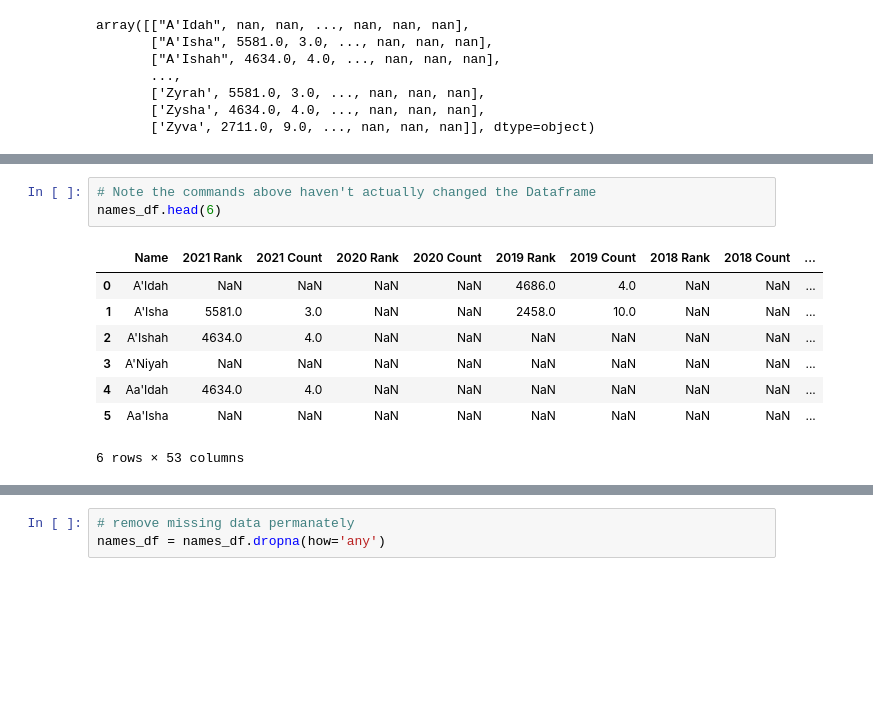
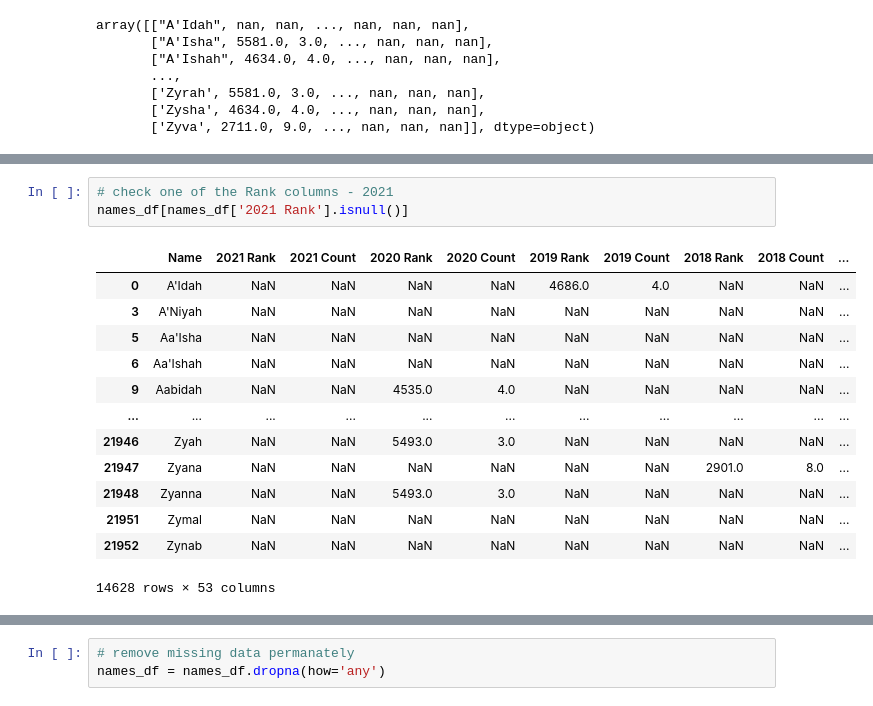
Before and after one commit to MaryGarvey/TM351, a Jupyter notebook: TMA01_Preparation/Tutorial 2 GirlNames.ipynb, the cells around one changed output, grey strips where cells are left out. Saved outputs shown, nothing was run; the diff lists cells and outputs as text; blank space fills up the shorter version.

```diff
--- a/TMA01_Preparation/Tutorial 2 GirlNames.ipynb
+++ b/TMA01_Preparation/Tutorial 2 GirlNames.ipynb
@@ -169,12 +154,17 @@ names_df.dropna(how='any')
-# %%
-# Note the commands above haven't actually changed the Dataframe
-names_df.head(6)
-# %% [output]
-|  | Name | 2021 Rank | 2021 Count | 2020 Rank | 2020 Count | 2019 Rank | 2019 Count | 2018 Rank | 2018 Count | ... |
-| 0 | A'Idah | NaN | NaN | NaN | NaN | 4686.0 | 4.0 | NaN | NaN | ... |
-| 1 | A'Isha | 5581.0 | 3.0 | NaN | NaN | 2458.0 | 10.0 | NaN | NaN | ... |
-| 2 | A'Ishah | 4634.0 | 4.0 | NaN | NaN | NaN | NaN | NaN | NaN | ... |
-| 3 | A'Niyah | NaN | NaN | NaN | NaN | NaN | NaN | NaN | NaN | ... |
-| 4 | Aa'Idah | 4634.0 | 4.0 | NaN | NaN | NaN | NaN | NaN | NaN | ... |
-| 5 | Aa'Isha | NaN | NaN | NaN | NaN | NaN | NaN | NaN | NaN | ... |
-6 rows × 53 columns
+# %%
+# check one of the Rank columns - 2021
+names_df[names_df['2021 Rank'].isnull()]
+# %% [output]
+|  | Name | 2021 Rank | 2021 Count | 2020 Rank | 2020 Count | 2019 Rank | 2019 Count | 2018 Rank | 2018 Count | ... |
+| 0 | A'Idah | NaN | NaN | NaN | NaN | 4686.0 | 4.0 | NaN | NaN | ... |
+| 3 | A'Niyah | NaN | NaN | NaN | NaN | NaN | NaN | NaN | NaN | ... |
+| 5 | Aa'Isha | NaN | NaN | NaN | NaN | NaN | NaN | NaN | NaN | ... |
+| 6 | Aa'Ishah | NaN | NaN | NaN | NaN | NaN | NaN | NaN | NaN | ... |
+| 9 | Aabidah | NaN | NaN | 4535.0 | 4.0 | NaN | NaN | NaN | NaN | ... |
+| ... | ... | ... | ... | ... | ... | ... | ... | ... | ... | ... |
+| 21946 | Zyah | NaN | NaN | 5493.0 | 3.0 | NaN | NaN | NaN | NaN | ... |
+| 21947 | Zyana | NaN | NaN | NaN | NaN | NaN | NaN | 2901.0 | 8.0 | ... |
+| 21948 | Zyanna | NaN | NaN | 5493.0 | 3.0 | NaN | NaN | NaN | NaN | ... |
+| 21951 | Zymal | NaN | NaN | NaN | NaN | NaN | NaN | NaN | NaN | ... |
+| 21952 | Zynab | NaN | NaN | NaN | NaN | NaN | NaN | NaN | NaN | ... |
+14628 rows × 53 columns
```
Also changed, not shown: parts of 16 cells of this notebook, 1 other file.
